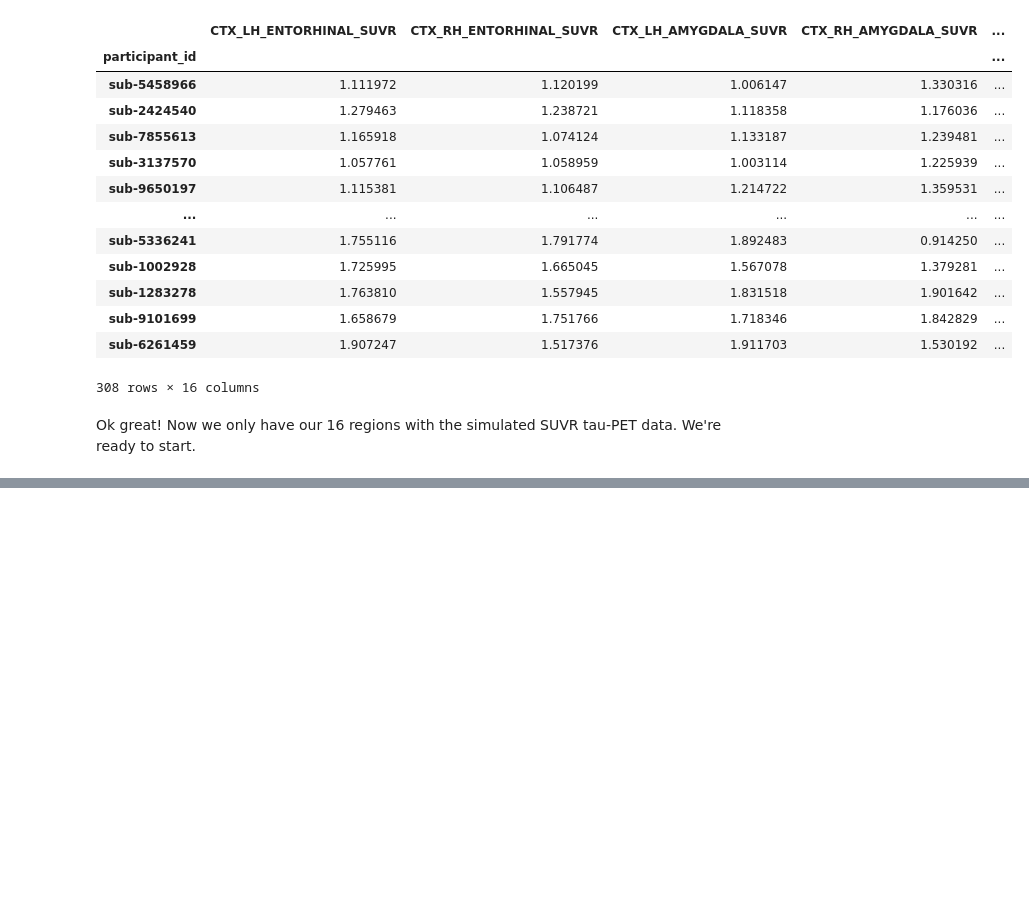
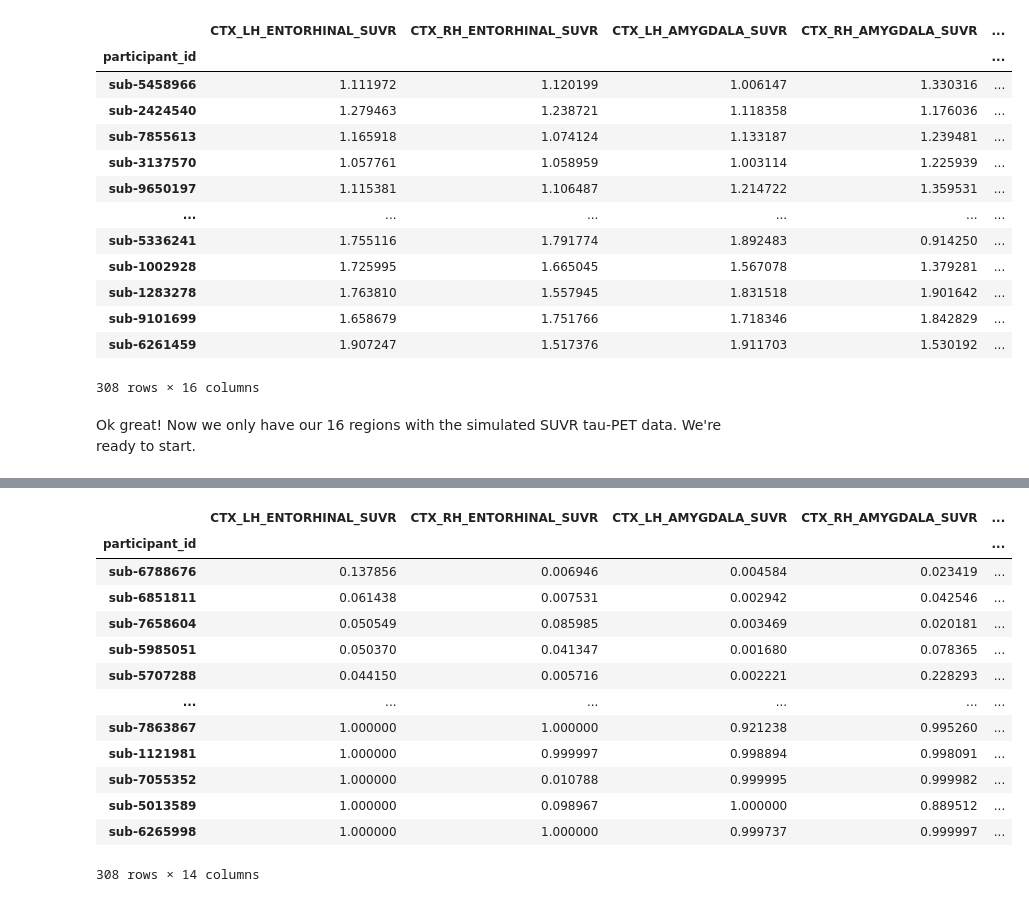
Before and after one commit to stong3/sihnpy, a Jupyter notebook: docs/2.spex/spex_module.ipynb, the cells around one changed output, grey strips where cells are left out. Cells and saved outputs as stored; diff of their text form; code cells hidden in the pictures; blank space fills up the shorter version.

Commit message:
docs: advanced in spatial extent tutorial

```diff
--- a/docs/2.spex/spex_module.ipynb
+++ b/docs/2.spex/spex_module.ipynb
@@ -156,0 +196,4 @@ Let's start with what did the function output as messages.
+# %%
+from sihnpy import spatial_extent as spex
+
+gm_estimations, clean_data = spex.gmm_estimation(data_to_estimate=tau_data, fix=True)
@@ -156,0 +309,2 @@ Let's start with what did the function output as messages.
+# %%
+final_data, final_gm_estimations, gmm_measures = spex.gmm_measures(cleaned_data=clean_data, gm_objects=gm_estimations, fix=True)
@@ -156,0 +327,18 @@ Let's start with what did the function output as messages.
+# %%
+probability_data = spex.gmm_probs(final_data=final_data, final_gm_estimations=final_gm_estimations, fix=False)
+probability_data
+# %% [output]
+|  | CTX_LH_ENTORHINAL_SUVR | CTX_RH_ENTORHINAL_SUVR | CTX_LH_AMYGDALA_SUVR | CTX_RH_AMYGDALA_SUVR | ... |
+| participant_id |  |  |  |  | ... |
+| sub-6788676 | 0.137856 | 0.006946 | 0.004584 | 0.023419 | ... |
+| sub-6851811 | 0.061438 | 0.007531 | 0.002942 | 0.042546 | ... |
+| sub-7658604 | 0.050549 | 0.085985 | 0.003469 | 0.020181 | ... |
+| sub-5985051 | 0.050370 | 0.041347 | 0.001680 | 0.078365 | ... |
+| sub-5707288 | 0.044150 | 0.005716 | 0.002221 | 0.228293 | ... |
+| ... | ... | ... | ... | ... | ... |
+| sub-7863867 | 1.000000 | 1.000000 | 0.921238 | 0.995260 | ... |
+| sub-1121981 | 1.000000 | 0.999997 | 0.998894 | 0.998091 | ... |
+| sub-7055352 | 1.000000 | 0.010788 | 0.999995 | 0.999982 | ... |
+| sub-5013589 | 1.000000 | 0.098967 | 1.000000 | 0.889512 | ... |
+| sub-6265998 | 1.000000 | 1.000000 | 0.999737 | 0.999997 | ... |
+308 rows × 14 columns
```
Also changed, not shown: parts of 21 cells of this notebook.
